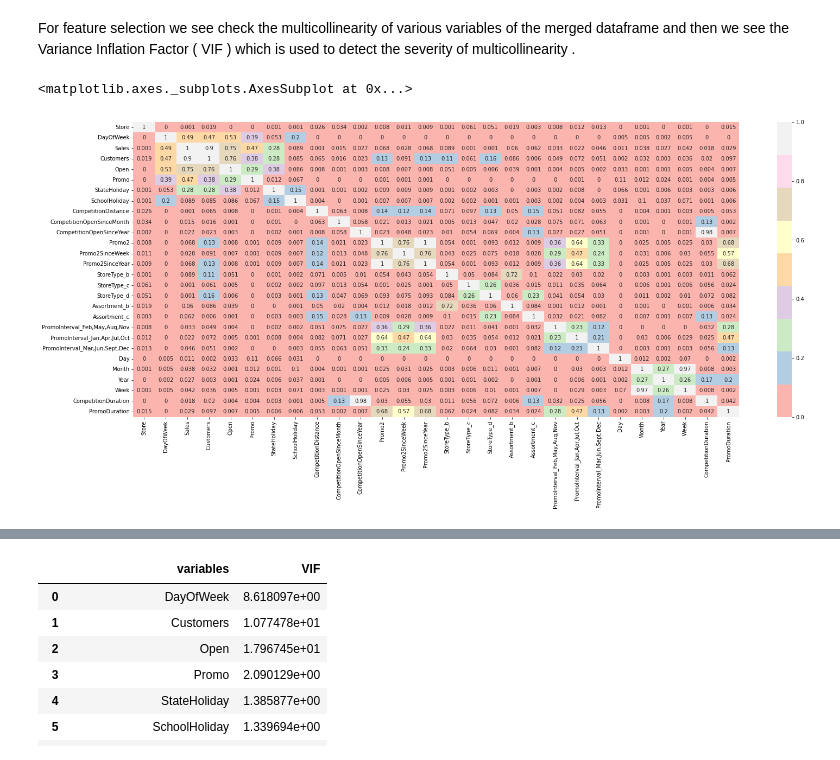
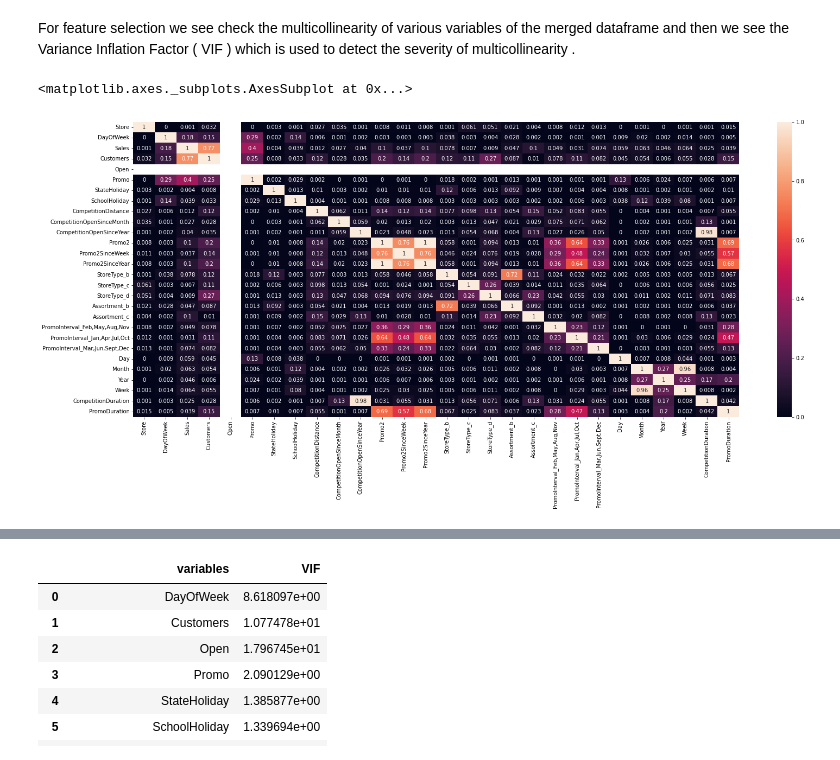
Before and after one commit to ashisaxena710/Retail-Sales-Prediction, a Jupyter notebook: Individual_Colab_Ashi_.ipynb, the cells around one changed output, grey strips where cells are left out. Drawn from its saved outputs; the diff is of its cells as text; code cells hidden in the pictures.

```diff
--- a/Individual_Colab_Ashi_.ipynb
+++ b/Individual_Colab_Ashi_.ipynb
@@ -297,6 +311,6 @@ Now we have treated all the null values of Store dataset .
 Let's merge the two given datasets .
 # %%
 # Merging the two dataset 'Rossmann store dataset' and 'Store dataset'
-df=rossmann_store_data.merge(store_data,how='inner',on='Store')
+merged_df=rossmann_store_data.merge(store_data,how='inner',on='Store')
 # %%
 # Let's first few rows of our new dataframe
@@ -335,18 +349,18 @@ dtypes: float64(5), int64(8), object(5)
 memory usage: 147.5+ MB
 # %%
 # Changing the datatype
-df['Date']=pd.to_datetime(df['Date'],format="%Y/%m/%d")
-df['StateHoliday']=df['StateHoliday'].convert_dtypes('int')
-# df['StoreType']=df['StoreType'].convert_dtypes('int64')
-# df['Assortment']=df['Assortment'].convert_dtypes('int64')
-df['CompetitionDistance']=df['CompetitionDistance'].astype(int)
-df['CompetitionOpenSinceMonth']=df['CompetitionOpenSinceMonth'].astype(int)
-df['CompetitionOpenSinceYear']=df['CompetitionOpenSinceYear'].astype(int)
-df['Promo2SinceWeek']=df['Promo2SinceWeek'].astype(int)
-df['Promo2SinceYear']=df['Promo2SinceYear'].astype(int)
+merged_df['Date']=pd.to_datetime(merged_df['Date'],format="%Y/%m/%d")
+merged_df['StateHoliday']=merged_df['StateHoliday'].convert_dtypes('int')
+# merged_df['StoreType']=merged_df['StoreType'].convert_dtypes('int64')
+# merged_df['Assortment']=merged_df['Assortment'].convert_dtypes('int64')
+merged_df['CompetitionDistance']=merged_df['CompetitionDistance'].astype(int)
+merged_df['CompetitionOpenSinceMonth']=merged_df['CompetitionOpenSinceMonth'].astype(int)
+merged_df['CompetitionOpenSinceYear']=merged_df['CompetitionOpenSinceYear'].astype(int)
+merged_df['Promo2SinceWeek']=merged_df['Promo2SinceWeek'].astype(int)
+merged_df['Promo2SinceYear']=merged_df['Promo2SinceYear'].astype(int)
 
 # # Mapping Categorical columns to numerical values
-# df['StoreType']    = df['StoreType'].map({'a':1,'b':2,'c':3,'d':4})
-# df['Assortment']   = df['Assortment'].map({'a':0, 'c':1,'b':2})
-# df['PromoInterval']= df['PromoInterval'].map({'Jan,Apr,Jul,Oct':0, 'Feb,May,Aug,Nov':1,'Mar,Jun,Sept,Dec':2})
+# merged_df['StoreType']    = merged_df['StoreType'].map({'a':1,'b':2,'c':3,'d':4})
+# merged_df['Assortment']   = merged_df['Assortment'].map({'a':0, 'c':1,'b':2})
+# merged_df['PromoInterval']= merged_df['PromoInterval'].map({'Jan,Apr,Jul,Oct':0, 'Feb,May,Aug,Nov':1,'Mar,Jun,Sept,Dec':2})
 # %%
@@ -1131,8 +1559,11 @@ memory usage: 257.3 MB
 # %% [markdown]
 For feature selection we see check the multicollinearity of various variables of the merged dataframe and then we see the Variance Inflation Factor ( VIF ) which is used to detect the severity of multicollinearity .
 # %%
+# We will consider only those stores which are open
+df_new=df_new[df_new['Open']!=0]
+
 plt.figure(figsize=(25,10))
-sns.heatmap(abs(round(df_new.corr(),3)),annot=True,cmap=sns.color_palette('Pastel1'))
+sns.heatmap(abs(round(df_new.corr(),3)),annot=True)
 # %% [output]
 <matplotlib.axes._subplots.AxesSubplot at 0x...>
-[figure, old version]
+[figure, new version]
```
Also changed, not shown: parts of 303 cells of this notebook.
